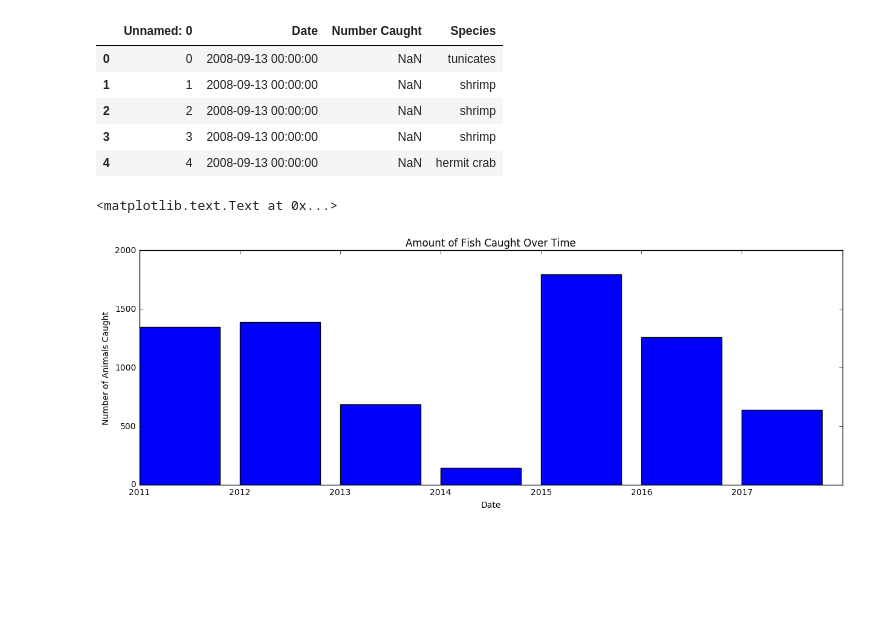
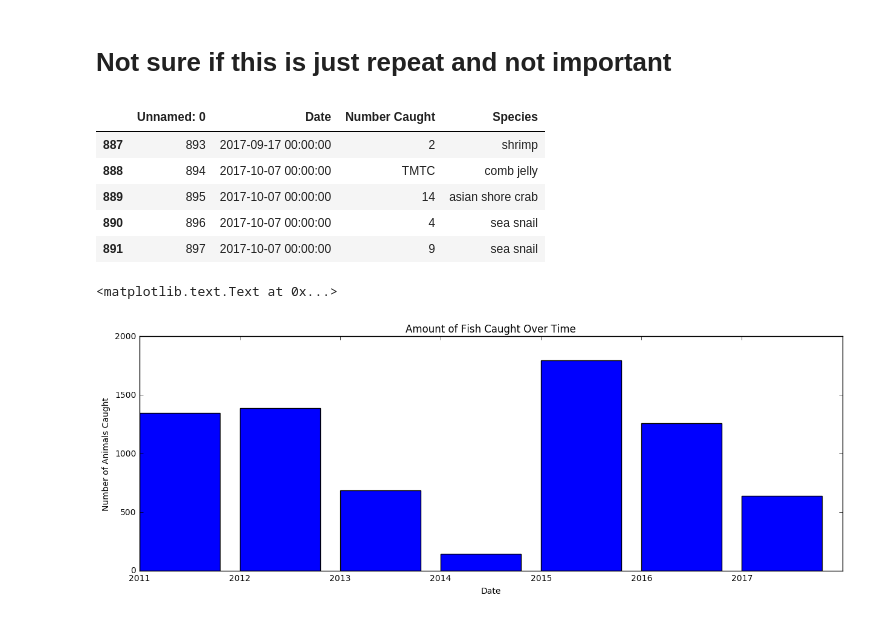
Before and after one commit to Shadhopson/Seining_Analysis, a Jupyter notebook: Graph Number of Organisms and Species Caught.ipynb, the cells around one changed output. Saved outputs shown, nothing was run; the diff lists cells and outputs as text; code cells hidden in the pictures; blank space fills up the shorter version.

```diff
--- a/Graph Number of Organisms and Species Caught.ipynb
+++ b/Graph Number of Organisms and Species Caught.ipynb
@@ -3,17 +3,19 @@ import pandas as pd
 import datetime
 import seaborn as sns
 import numpy as np
+# %% [markdown]
+# Not sure if this is just repeat and not important
 # %%
 fish_df = pd.read_csv('Created CSVs/Combined_Name_Corrected_All_Seins.csv')
 # %%
-fish_df.head()
+fish_df.tail()
 # %% [output]
 |  | Unnamed: 0 | Date | Number Caught | Species |
-| 0 | 0 | 2008-09-13 00:00:00 | NaN | tunicates |
-| 1 | 1 | 2008-09-13 00:00:00 | NaN | shrimp |
-| 2 | 2 | 2008-09-13 00:00:00 | NaN | shrimp |
-| 3 | 3 | 2008-09-13 00:00:00 | NaN | shrimp |
-| 4 | 4 | 2008-09-13 00:00:00 | NaN | hermit crab |
+| 887 | 893 | 2017-09-17 00:00:00 | 2 | shrimp |
+| 888 | 894 | 2017-10-07 00:00:00 | TMTC | comb jelly |
+| 889 | 895 | 2017-10-07 00:00:00 | 14 | asian shore crab |
+| 890 | 896 | 2017-10-07 00:00:00 | 4 | sea snail |
+| 891 | 897 | 2017-10-07 00:00:00 | 9 | sea snail |
 # %%
 fish_df = fish_df.drop('Unnamed: 0', axis= 1)
 # %%
```
Also changed, not shown: 21 other files.
